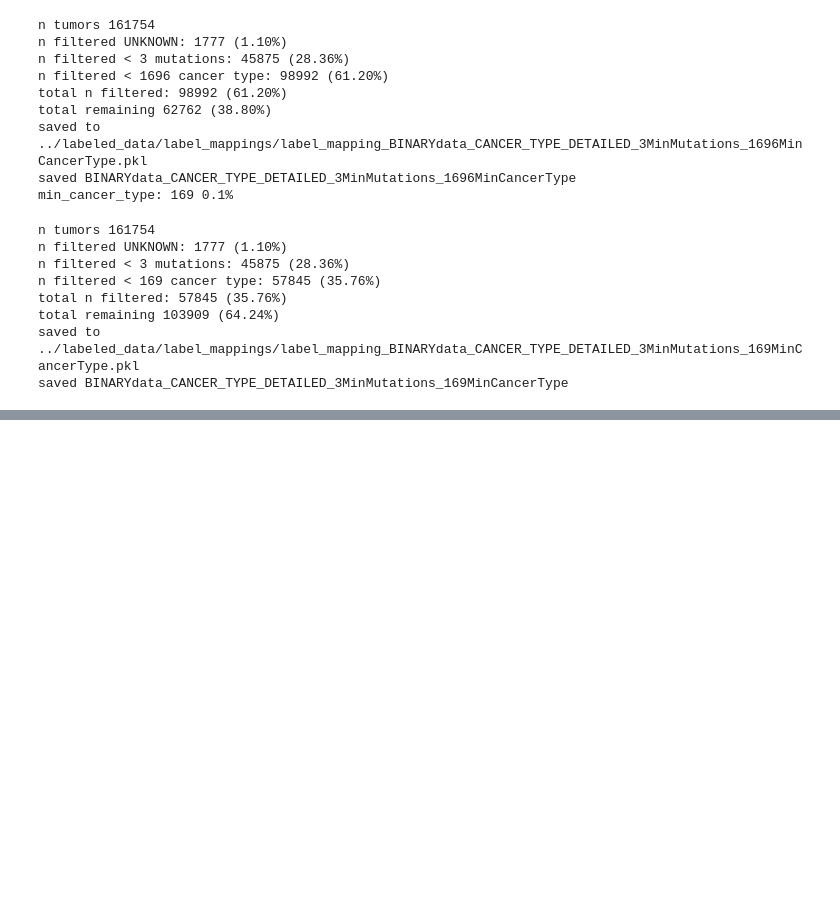
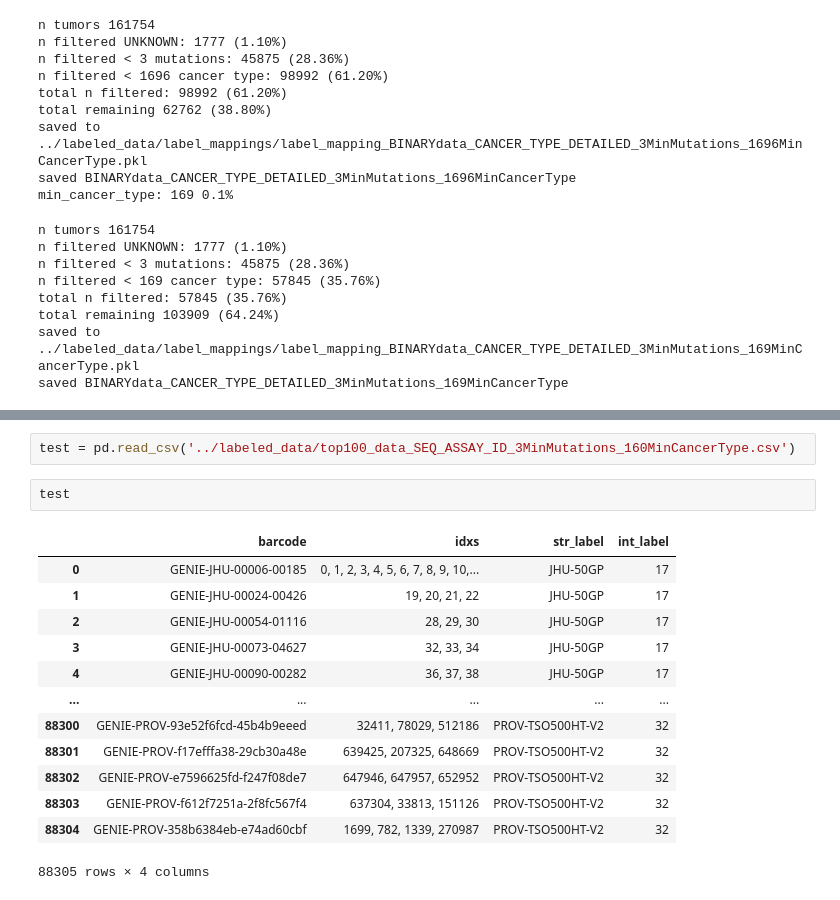
Before and after one commit to david-arredondo/SomaticMutationLLM, a Jupyter notebook: data_processing/data_processing.ipynb, the cells around one changed output, grey strips where cells are left out. Drawn from its saved outputs; the diff is of its cells as text; blank space fills up the shorter version.

```diff
--- a/data_processing/data_processing.ipynb
+++ b/data_processing/data_processing.ipynb
@@ -1871,0 +2269,18 @@ saved BINARYdata_CANCER_TYPE_DETAILED_3MinMutations_169MinCancerType
+# %%
+test = pd.read_csv('../labeled_data/top100_data_SEQ_ASSAY_ID_3MinMutations_160MinCancerType.csv')
+# %%
+test
+# %% [output]
+|  | barcode | idxs | str_label | int_label |
+| 0 | GENIE-JHU-00006-00185 | 0, 1, 2, 3, 4, 5, 6, 7, 8, 9, 10,... | JHU-50GP | 17 |
+| 1 | GENIE-JHU-00024-00426 | 19, 20, 21, 22 | JHU-50GP | 17 |
+| 2 | GENIE-JHU-00054-01116 | 28, 29, 30 | JHU-50GP | 17 |
+| 3 | GENIE-JHU-00073-04627 | 32, 33, 34 | JHU-50GP | 17 |
+| 4 | GENIE-JHU-00090-00282 | 36, 37, 38 | JHU-50GP | 17 |
+| ... | ... | ... | ... | ... |
+| 88300 | GENIE-PROV-93e52f6fcd-45b4b9eeed | 32411, 78029, 512186 | PROV-TSO500HT-V2 | 32 |
+| 88301 | GENIE-PROV-f17efffa38-29cb30a48e | 639425, 207325, 648669 | PROV-TSO500HT-V2 | 32 |
+| 88302 | GENIE-PROV-e7596625fd-f247f08de7 | 647946, 647957, 652952 | PROV-TSO500HT-V2 | 32 |
+| 88303 | GENIE-PROV-f612f7251a-2f8fc567f4 | 637304, 33813, 151126 | PROV-TSO500HT-V2 | 32 |
+| 88304 | GENIE-PROV-358b6384eb-e74ad60cbf | 1699, 782, 1339, 270987 | PROV-TSO500HT-V2 | 32 |
+88305 rows × 4 columns
```
Also changed, not shown: parts of 12 cells of this notebook, 11 other files.
